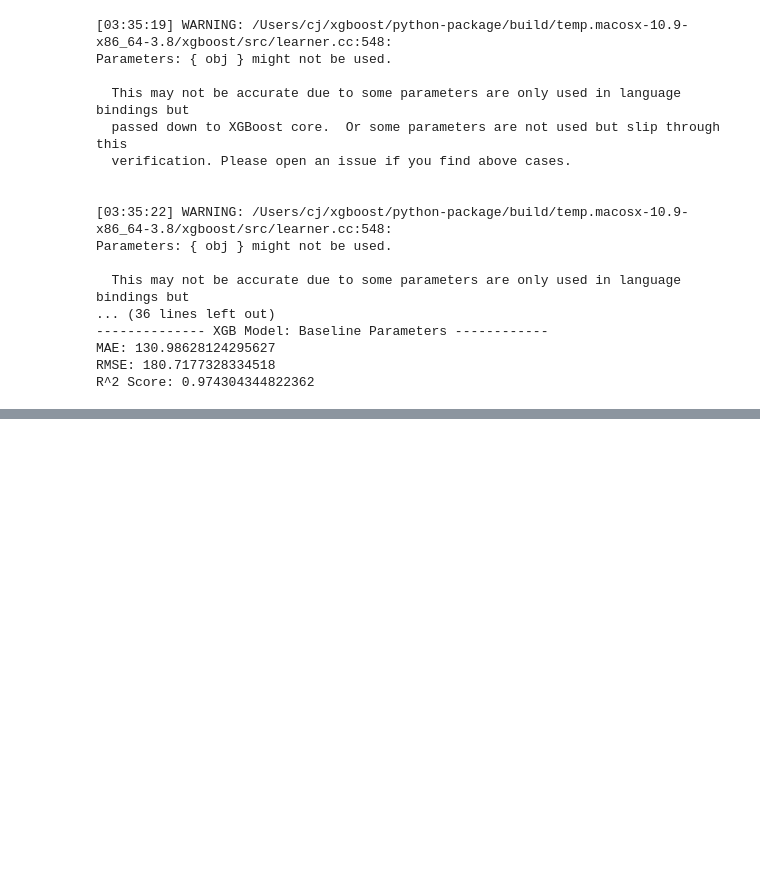
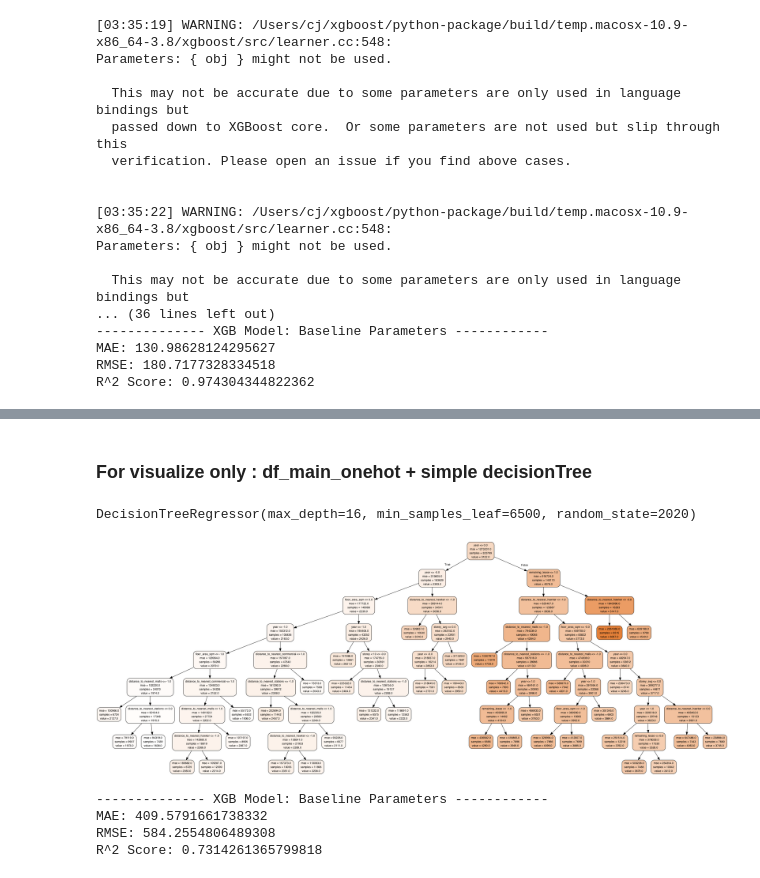
Before and after one commit to CJuanvip/HDB_data_mining, a Jupyter notebook: Kaggle/Model.ipynb, the cells around one changed output, grey strips where cells are left out. Cells and saved outputs as stored; diff of their text form; code cells hidden in the pictures; blank space fills up the shorter version.

```diff
--- a/Kaggle/Model.ipynb
+++ b/Kaggle/Model.ipynb
@@ -235,0 +256,52 @@ R^2 Score: 0.974304344822362
+# %% [markdown]
+### For visualize only : df_main_onehot + simple decisionTree
+# %%
+from sklearn.tree import DecisionTreeRegressor
+
+X_train, X_test, y_train, y_test = train_test_split(X, y, test_size =0.25, random_state = 888)
+
+# scaler = MinMaxScaler().fit(X_train)
+scaler = StandardScaler().fit(X_train)
+X_trains = scaler.transform(X_train)
+X_tests = scaler.transform(X_test)
+
+dt_model = DecisionTreeRegressor(
+    criterion = 'mse',
+    max_depth = 16,
+    min_samples_leaf = 6500,
+    random_state = 2020
+)
+dt_model.fit(X_trains, y_train)
+# %% [output]
+DecisionTreeRegressor(max_depth=16, min_samples_leaf=6500, random_state=2020)
+# %%
+from sklearn import tree
+import pydotplus
+from IPython.display import Image
+import matplotlib as mpl
+import matplotlib.pyplot as plt
+
+dot_data = tree.export_graphviz(
+    dt_model,feature_names = X.columns,
+    out_file=None, filled=True,
+    rounded=True, precision = 0
+)
+
+# Draw graph
+graph = pydotplus.graph_from_dot_data(dot_data)
+
+# Show graph
+Image(graph.create_png(), width = 2000)
+# %% [output]
+[figure, added]
+# %%
+yhat = dt_model.predict(X_tests)
+print('-------------- XGB Model: Baseline Parameters ------------')
+print('MAE: ' + str(mean_absolute_error(y_test, yhat)))
+print('RMSE: '+ str(math.sqrt(mean_squared_error(y_test, yhat))))
+print('R^2 Score: ' + str(r2_score(y_test, yhat)))
+# %% [output]
+-------------- XGB Model: Baseline Parameters ------------
+MAE: 409.5791661738332
+RMSE: 584.2554806489308
+R^2 Score: 0.7314261365799818
```
Also changed, not shown: parts of 1 cell of this notebook, 1 other file.
